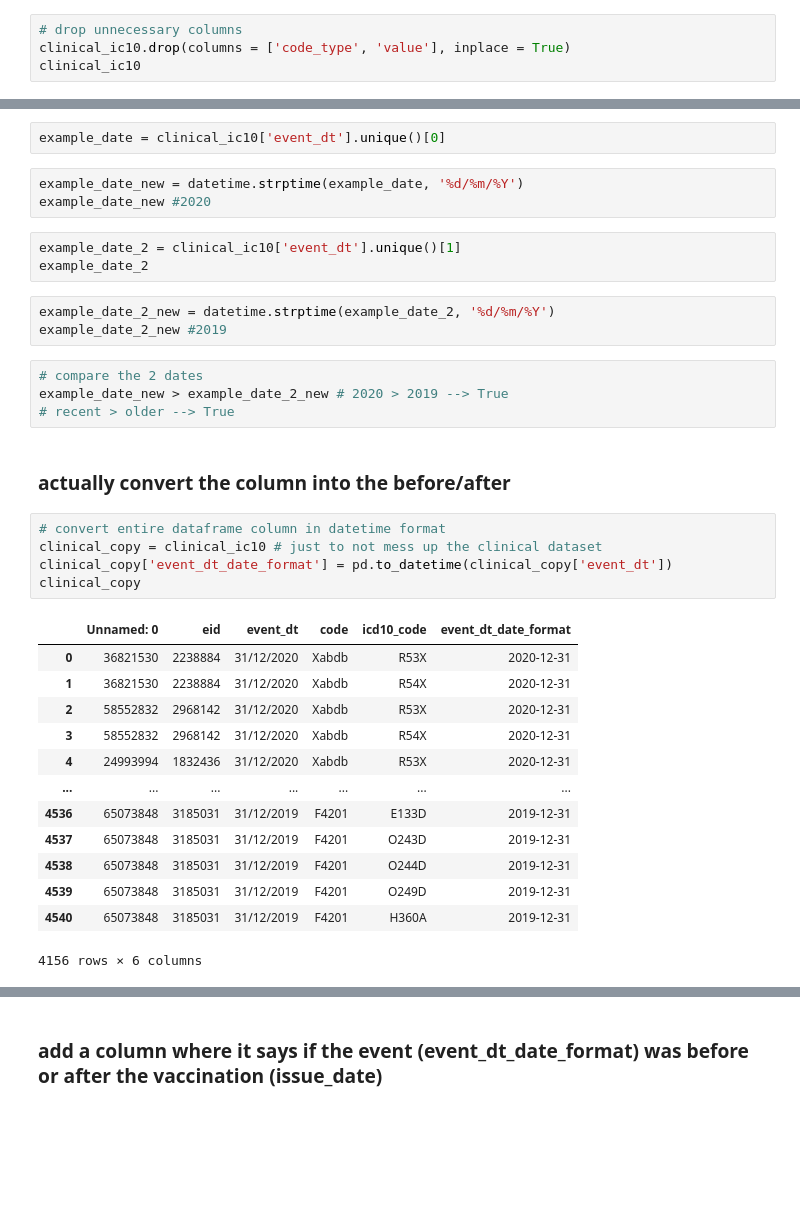
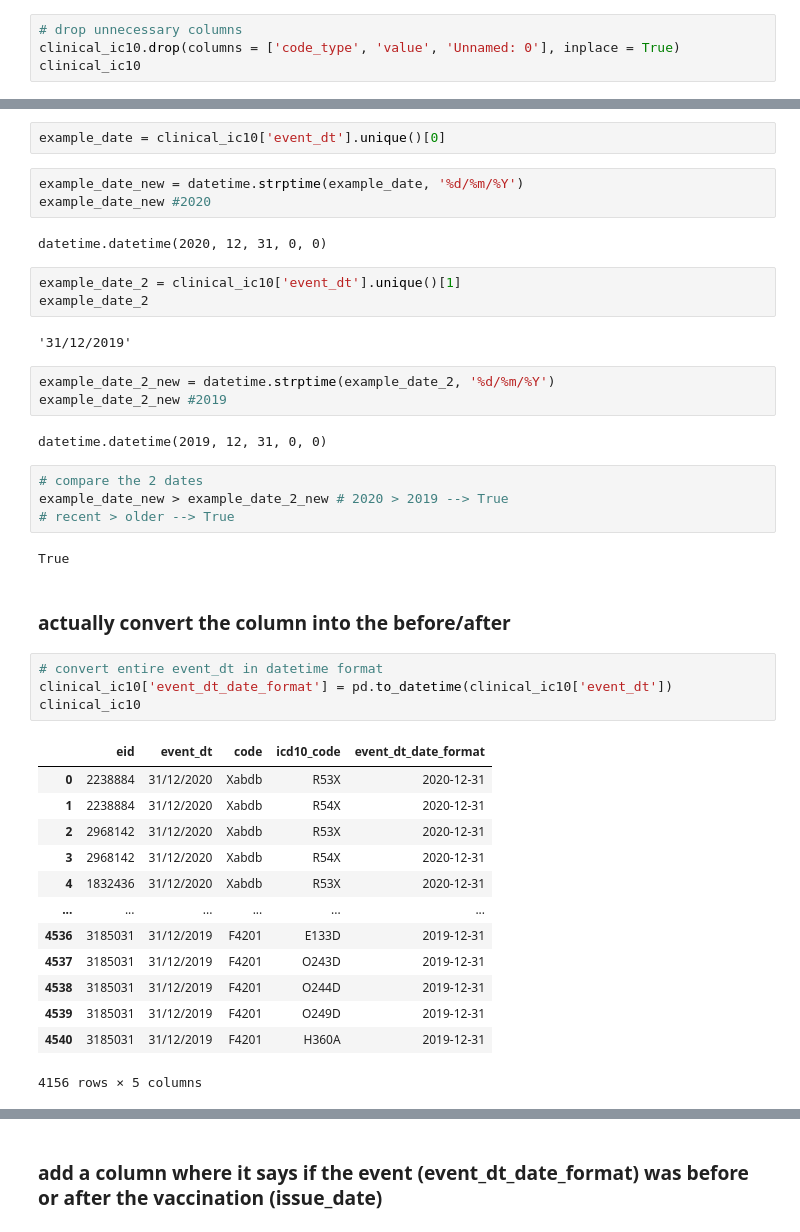
Before and after one commit to MonicaMueller/big-data-final-project, a Jupyter notebook: Project_vaccine_comorbidities.ipynb, the cells around one changed output, grey strips where cells are left out. Saved outputs shown, nothing was run; the diff lists cells and outputs as text; blank space fills up the shorter version.

```diff
--- a/Project_vaccine_comorbidities.ipynb
+++ b/Project_vaccine_comorbidities.ipynb
@@ -152,6 +155,6 @@ clinical_ic10
 #### Data Cleaning
 # %%
 # drop unnecessary columns
-clinical_ic10.drop(columns = ['code_type', 'value'], inplace = True)
+clinical_ic10.drop(columns = ['code_type', 'value', 'Unnamed: 0'], inplace = True)
 clinical_ic10
 # %% [output]
@@ -315,35 +350,42 @@ example_date = clinical_ic10['event_dt'].unique()[0]
 # %%
 example_date_new = datetime.strptime(example_date, '%d/%m/%Y')
 example_date_new #2020
+# %% [output]
+datetime.datetime(2020, 12, 31, 0, 0)
 # %%
 example_date_2 = clinical_ic10['event_dt'].unique()[1]
 example_date_2
+# %% [output]
+'31/12/2019'
 # %%
 example_date_2_new = datetime.strptime(example_date_2, '%d/%m/%Y')
 example_date_2_new #2019
+# %% [output]
+datetime.datetime(2019, 12, 31, 0, 0)
 # %%
 # compare the 2 dates
 example_date_new > example_date_2_new # 2020 > 2019 --> True
 # recent > older --> True
+# %% [output]
+True
 # %% [markdown]
 ### actually convert the column into the before/after
 # %%
-# convert entire dataframe column in datetime format
-clinical_copy = clinical_ic10 # just to not mess up the clinical dataset
-clinical_copy['event_dt_date_format'] = pd.to_datetime(clinical_copy['event_dt'])
-clinical_copy
+# convert entire event_dt in datetime format
+clinical_ic10['event_dt_date_format'] = pd.to_datetime(clinical_ic10['event_dt'])
+clinical_ic10
 # %% [output]
-|  | Unnamed: 0 | eid | event_dt | code | icd10_code | event_dt_date_format |
-| 0 | 36821530 | 2238884 | 31/12/2020 | Xabdb | R53X | 2020-12-31 |
-| 1 | 36821530 | 2238884 | 31/12/2020 | Xabdb | R54X | 2020-12-31 |
-| 2 | 58552832 | 2968142 | 31/12/2020 | Xabdb | R53X | 2020-12-31 |
-| 3 | 58552832 | 2968142 | 31/12/2020 | Xabdb | R54X | 2020-12-31 |
-| 4 | 24993994 | 1832436 | 31/12/2020 | Xabdb | R53X | 2020-12-31 |
-| ... | ... | ... | ... | ... | ... | ... |
-| 4536 | 65073848 | 3185031 | 31/12/2019 | F4201 | E133D | 2019-12-31 |
-| 4537 | 65073848 | 3185031 | 31/12/2019 | F4201 | O243D | 2019-12-31 |
-| 4538 | 65073848 | 3185031 | 31/12/2019 | F4201 | O244D | 2019-12-31 |
-| 4539 | 65073848 | 3185031 | 31/12/2019 | F4201 | O249D | 2019-12-31 |
-| 4540 | 65073848 | 3185031 | 31/12/2019 | F4201 | H360A | 2019-12-31 |
+|  | eid | event_dt | code | icd10_code | event_dt_date_format |
+| 0 | 2238884 | 31/12/2020 | Xabdb | R53X | 2020-12-31 |
+| 1 | 2238884 | 31/12/2020 | Xabdb | R54X | 2020-12-31 |
+| 2 | 2968142 | 31/12/2020 | Xabdb | R53X | 2020-12-31 |
+| 3 | 2968142 | 31/12/2020 | Xabdb | R54X | 2020-12-31 |
+| 4 | 1832436 | 31/12/2020 | Xabdb | R53X | 2020-12-31 |
+| ... | ... | ... | ... | ... | ... |
+| 4536 | 3185031 | 31/12/2019 | F4201 | E133D | 2019-12-31 |
+| 4537 | 3185031 | 31/12/2019 | F4201 | O243D | 2019-12-31 |
+| 4538 | 3185031 | 31/12/2019 | F4201 | O244D | 2019-12-31 |
+| 4539 | 3185031 | 31/12/2019 | F4201 | O249D | 2019-12-31 |
+| 4540 | 3185031 | 31/12/2019 | F4201 | H360A | 2019-12-31 |
-4156 rows × 6 columns
+4156 rows × 5 columns
 # %%
```
Also changed, not shown: parts of 32 cells of this notebook.
